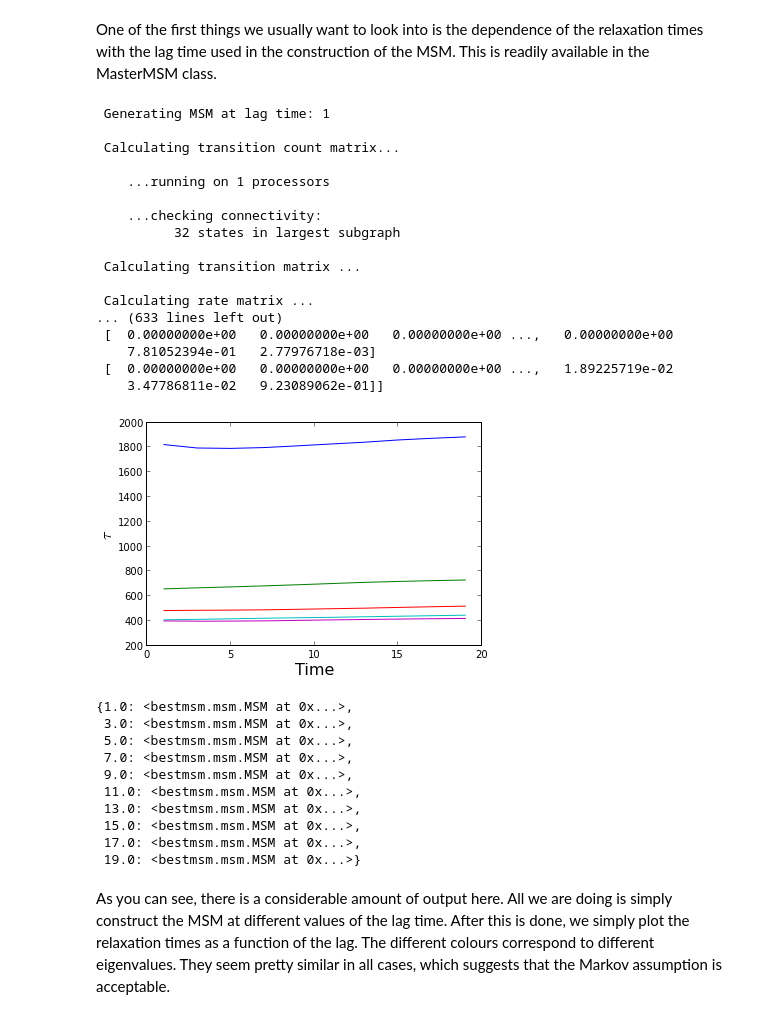
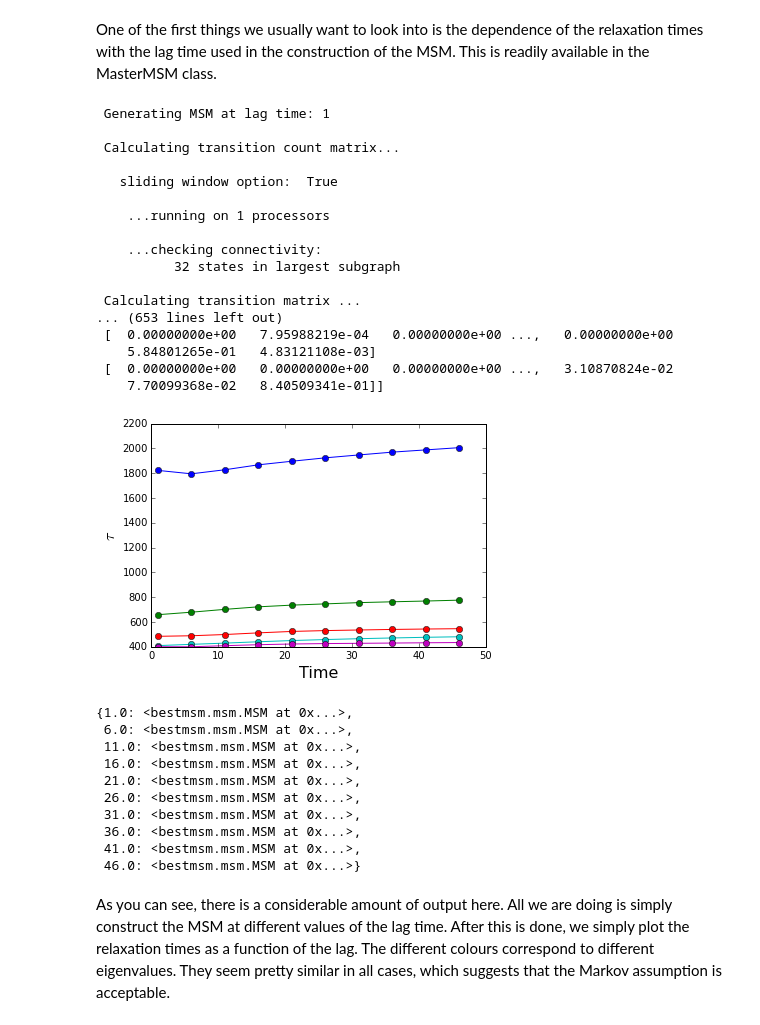
Before and after one commit to daviddesancho/BestMSM, a Jupyter notebook: example/ala5_example.ipynb, the cells around one changed output. Saved outputs shown, nothing was run; the diff lists cells and outputs as text; code cells hidden in the pictures.

```diff
--- a/example/ala5_example.ipynb
+++ b/example/ala5_example.ipynb
@@ -71,36 +71,36 @@ Now that you have generated your MSM, you can start computing interesting things
 # %% [markdown]
 One of the first things we usually want to look into is the dependence of the relaxation times with the lag time used in the construction of the MSM. This is readily available in the MasterMSM class.
 # %%
-msm_ala5.chapman_kolmogorov(plot=True, N=5)
+msm_ala5.chapman_kolmogorov(plot=True, N=5, sliding=True)
 # %% [output]
  Generating MSM at lag time: 1
 
  Calculating transition count matrix...
+
+   sliding window option:  True
 
     ...running on 1 processors
 
     ...checking connectivity:
           32 states in largest subgraph
 
  Calculating transition matrix ...
-
- Calculating rate matrix ...
-... (633 lines left out)
- [  0.00000000e+00   0.00000000e+00   0.00000000e+00 ...,   0.00000000e+00
-    7.81052394e-01   2.77976718e-03]
- [  0.00000000e+00   0.00000000e+00   0.00000000e+00 ...,   1.89225719e-02
-    3.47786811e-02   9.23089062e-01]]
+... (653 lines left out)
+ [  0.00000000e+00   7.95988219e-04   0.00000000e+00 ...,   0.00000000e+00
+    5.84801265e-01   4.83121108e-03]
+ [  0.00000000e+00   0.00000000e+00   0.00000000e+00 ...,   3.10870824e-02
+    7.70099368e-02   8.40509341e-01]]
-[figure, old version]
+[figure, new version]
 {1.0: <bestmsm.msm.MSM at 0x...>,
- 3.0: <bestmsm.msm.MSM at 0x...>,
- 5.0: <bestmsm.msm.MSM at 0x...>,
- 7.0: <bestmsm.msm.MSM at 0x...>,
- 9.0: <bestmsm.msm.MSM at 0x...>,
+ 6.0: <bestmsm.msm.MSM at 0x...>,
  11.0: <bestmsm.msm.MSM at 0x...>,
- 13.0: <bestmsm.msm.MSM at 0x...>,
- 15.0: <bestmsm.msm.MSM at 0x...>,
- 17.0: <bestmsm.msm.MSM at 0x...>,
- 19.0: <bestmsm.msm.MSM at 0x...>}
+ 16.0: <bestmsm.msm.MSM at 0x...>,
+ 21.0: <bestmsm.msm.MSM at 0x...>,
+ 26.0: <bestmsm.msm.MSM at 0x...>,
+ 31.0: <bestmsm.msm.MSM at 0x...>,
+ 36.0: <bestmsm.msm.MSM at 0x...>,
+ 41.0: <bestmsm.msm.MSM at 0x...>,
+ 46.0: <bestmsm.msm.MSM at 0x...>}
 # %% [markdown]
 As you can see, there is a considerable amount of output here. All we are doing is simply construct the MSM at different values of the lag time. After this is done, we simply plot the relaxation times as a function of the lag. The different colours correspond to different eigenvalues. They seem pretty similar in all cases, which suggests that the Markov assumption is acceptable.
 # %% [markdown]
```
Also changed, not shown: 1 other file.
